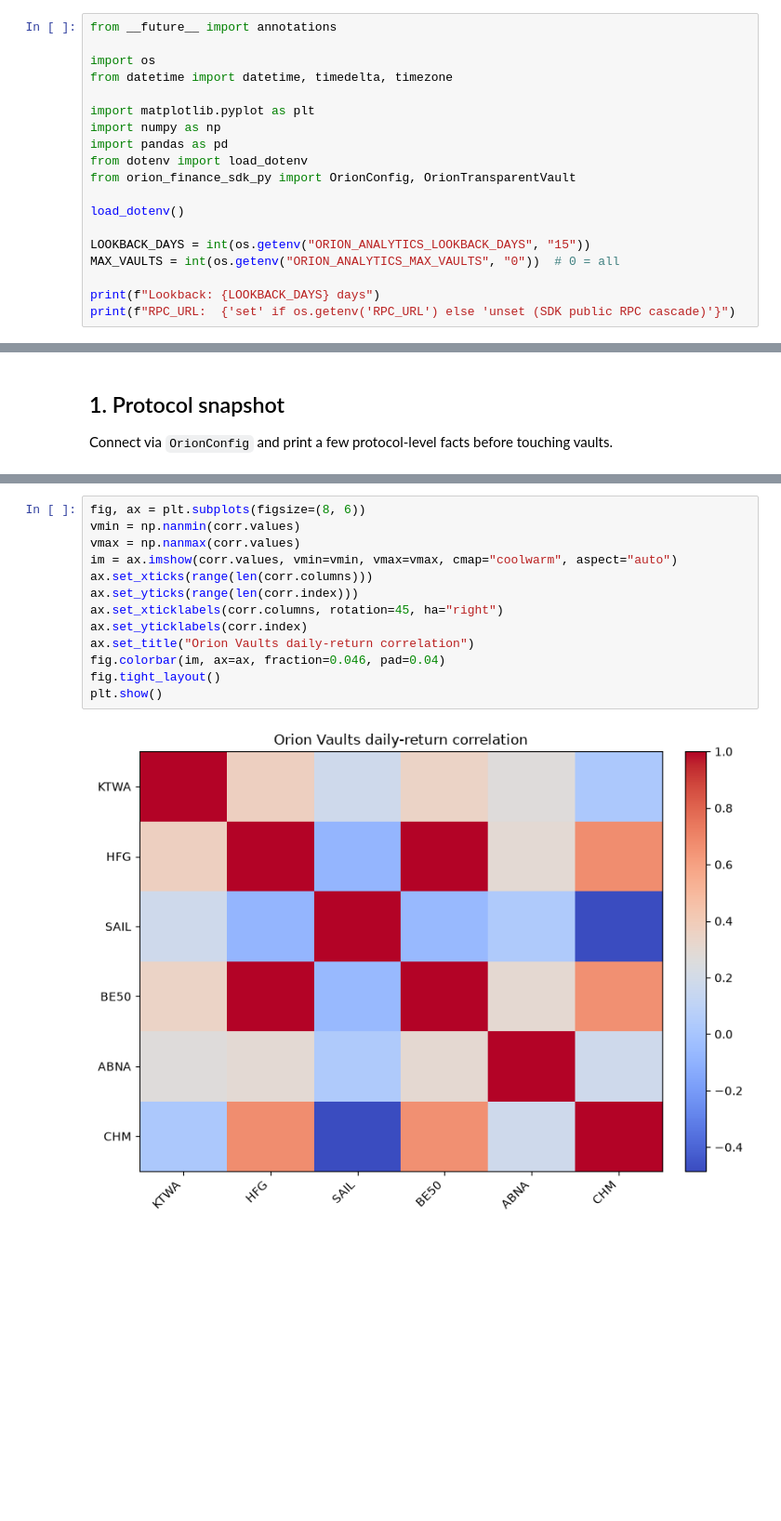
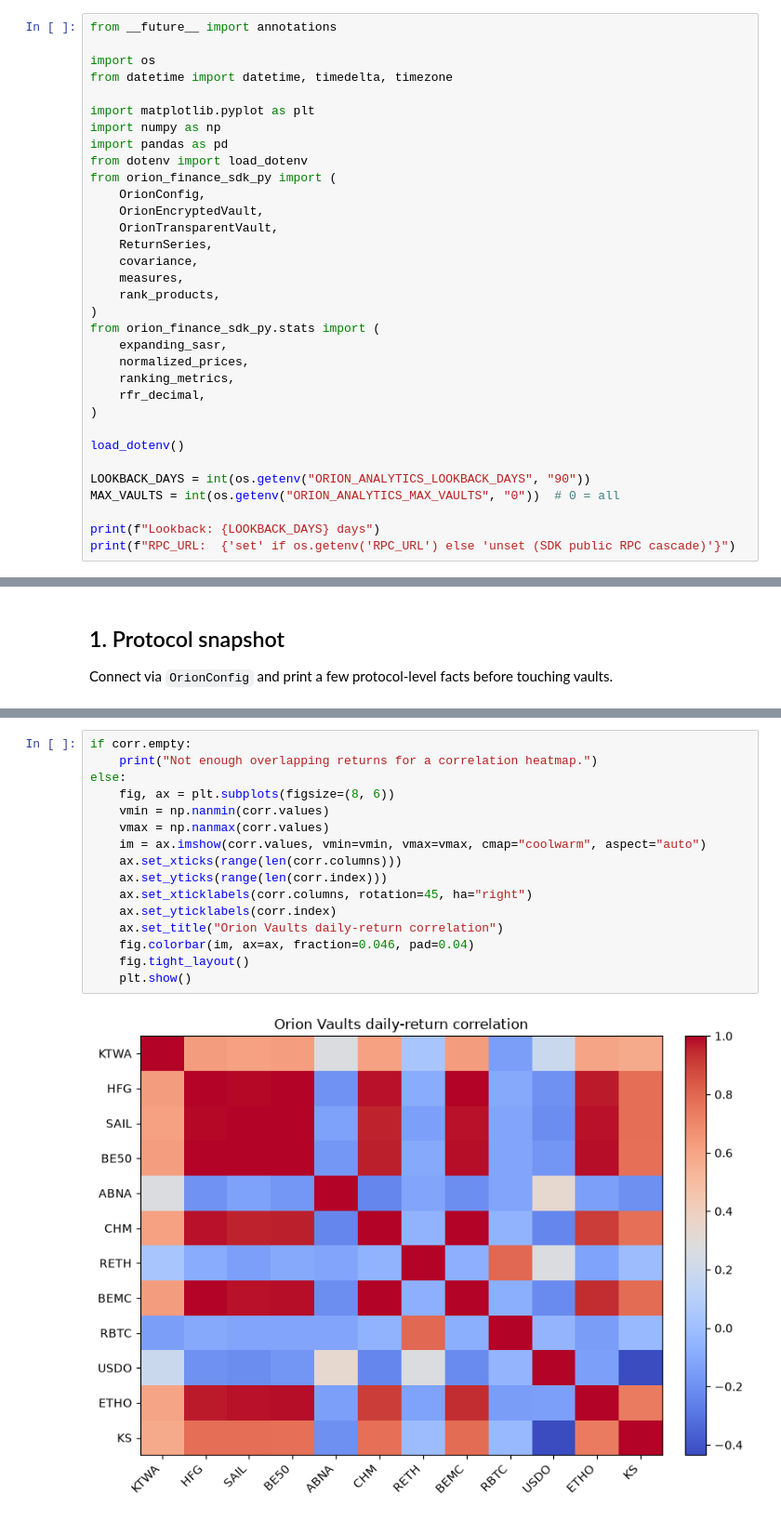
Before and after one commit to OrionFinanceAI/orion-finance-sdk-py, a Jupyter notebook: notebooks/intro_analytics.ipynb, the cells around one changed output, grey strips where cells are left out. Shown at 93% size. Cells and saved outputs as stored; diff of their text form; blank space fills up the shorter version.

```diff
--- a/notebooks/intro_analytics.ipynb
+++ b/notebooks/intro_analytics.ipynb
@@ -31,11 +30,25 @@ import matplotlib.pyplot as plt
 import numpy as np
 import pandas as pd
 from dotenv import load_dotenv
-from orion_finance_sdk_py import OrionConfig, OrionTransparentVault
+from orion_finance_sdk_py import (
+    OrionConfig,
+    OrionEncryptedVault,
+    OrionTransparentVault,
+    ReturnSeries,
+    covariance,
+    measures,
+    rank_products,
+)
+from orion_finance_sdk_py.stats import (
+    expanding_sasr,
+    normalized_prices,
+    ranking_metrics,
+    rfr_decimal,
+)
 
 load_dotenv()
 
-LOOKBACK_DAYS = int(os.getenv("ORION_ANALYTICS_LOOKBACK_DAYS", "15"))
+LOOKBACK_DAYS = int(os.getenv("ORION_ANALYTICS_LOOKBACK_DAYS", "90"))
 MAX_VAULTS = int(os.getenv("ORION_ANALYTICS_MAX_VAULTS", "0"))  # 0 = all
 
 print(f"Lookback: {LOOKBACK_DAYS} days")
@@ -211,15 +231,18 @@ Sampling daily share prices from 2026-07-09 → 2026-07-24 …
 # %%
-fig, ax = plt.subplots(figsize=(8, 6))
-vmin = np.nanmin(corr.values)
-vmax = np.nanmax(corr.values)
-im = ax.imshow(corr.values, vmin=vmin, vmax=vmax, cmap="coolwarm", aspect="auto")
-ax.set_xticks(range(len(corr.columns)))
-ax.set_yticks(range(len(corr.index)))
-ax.set_xticklabels(corr.columns, rotation=45, ha="right")
-ax.set_yticklabels(corr.index)
-ax.set_title("Orion Vaults daily-return correlation")
-fig.colorbar(im, ax=ax, fraction=0.046, pad=0.04)
-fig.tight_layout()
-plt.show()
+if corr.empty:
+    print("Not enough overlapping returns for a correlation heatmap.")
+else:
+    fig, ax = plt.subplots(figsize=(8, 6))
+    vmin = np.nanmin(corr.values)
+    vmax = np.nanmax(corr.values)
+    im = ax.imshow(corr.values, vmin=vmin, vmax=vmax, cmap="coolwarm", aspect="auto")
+    ax.set_xticks(range(len(corr.columns)))
+    ax.set_yticks(range(len(corr.index)))
+    ax.set_xticklabels(corr.columns, rotation=45, ha="right")
+    ax.set_yticklabels(corr.index)
+    ax.set_title("Orion Vaults daily-return correlation")
+    fig.colorbar(im, ax=ax, fraction=0.046, pad=0.04)
+    fig.tight_layout()
+    plt.show()
 # %% [output]
-[figure, old version]
+[figure, new version]
```
Also changed, not shown: parts of 23 cells of this notebook, 22 other files.
